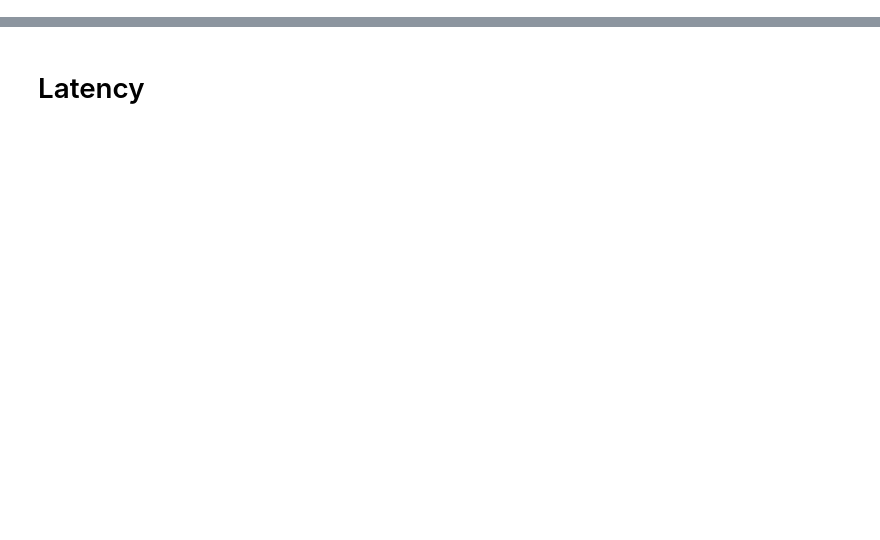
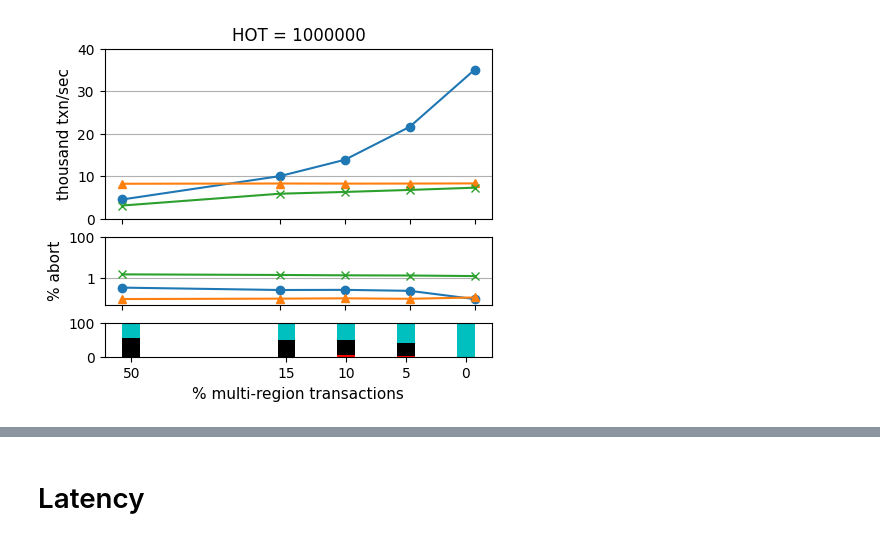
Before and after one commit to ctring/sunstorm-analysis, a Jupyter notebook: ycsb.ipynb, the cells around one changed output, grey strips where cells are left out. Drawn from its saved outputs; the diff is of its cells as text; code cells hidden in the pictures; blank space fills up the shorter version.

```diff
--- a/ycsb.ipynb
+++ b/ycsb.ipynb
@@ -234,0 +103,88 @@ for hot in HOTS:
+# %%
+from matplotlib.ticker import ScalarFormatter
+
+plt.rc('axes', labelsize=11)
+plt.rc('legend', fontsize=11)
+
+xticks = [0, 5, 10, 15, 50]
+xticklabels = [0, 5, 10, 15, 50]
+legend_handles_labels = ([], [])
+abort_colors = ["r", "k", "c"]
+
+for hot in [1000000, 1000]:
+    fig, axes = plt.subplots(
+        3, 1,
+        figsize=(5, 4),
+        sharex=False,
+        gridspec_kw={"height_ratios": [5, 2, 1]},
+    )
+    hot_throughput_df = throughput_df[throughput_df.hot == hot]
+    pivoted = hot_throughput_df.pivot_table(
+        index=["mr"], columns=["system"], values="throughput", aggfunc="sum"
+    ).set_index(np.array(xticks)) / 1000
+    pivoted[SYSTEMS].plot(
+        ax=axes[0],
+        title=f"HOT = {hot}",
+        ylabel="thousand txn/sec",
+        style=["o-", "^-", "x-"],
+        ylim=(0, 40),
+        rot=0,
+        legend=False,
+    )
+    axes[0].set_xscale("symlog", linthresh=20)
+    axes[0].set_xticks(xticks)
+    axes[0].set_xticklabels([])
+    axes[0].margins(x=0.05)
+    axes[0].grid(axis="y")
+    # axes[0].legend(title="", ncol=3, handletextpad=0.3)
+    axes[0].invert_xaxis()
+    legend_handles_labels = axes[0].get_legend_handles_labels()
+
+    error_df.unstack(level=1)["pct"].loc[hot][SYSTEMS]\
+        .set_index(np.array(xticks))\
+        .plot(
+            ax=axes[1],
+            ylabel="% abort",
+            style=["o-", "^-", "x-"],
+            ylim=(0.05, 100),
+            logy=True,
+            rot=0,
+            legend=False,
+        )
+
+    axes[1].set_xscale("symlog", linthresh=20)
+    axes[1].set_xticks(xticks)
+    axes[1].set_xticklabels([])
+    axes[1].margins(x=0.05)
+    axes[1].grid(axis="y")
+    axes[1].invert_xaxis()
+    axes[1].get_yaxis().set_major_formatter(ScalarFormatter())
+
+    xticks_hack = [0, 5, 10, 15, 28]
+    sunstorm_error_df = error_df.loc[(hot, "sunstorm",)].copy()
+    error_columns_pct = [f"{col}_pct" for col in error_columns]
+    bottom = None
+    for col, color in zip(error_columns_pct, abort_colors):
+        error = sunstorm_error_df[col] / sunstorm_error_df["pct"] * 100
+        axes[2].bar(
+            xticks_hack,
+            error,
+            bottom=bottom,
+            label=col,
+            width=1.5,
+            facecolor=color,
+        )
+        if bottom is None:
+            bottom = error
+        else:
+            bottom += error
+    axes[2].set_ylim(0, 100)
+    axes[2].margins(x=0.05)
+    axes[2].set_xticks(xticks_hack)
+    axes[2].set_xticklabels(xticklabels)
+    axes[2].set_xlabel("% multi-region transactions")
+    axes[2].invert_xaxis()
+
+    plt.savefig(f"output/micro-throughput-hot{hot}.pdf", bbox_inches="tight")
+# %% [output]
+[figure, added]
```
Also changed, not shown: parts of 16 cells of this notebook.
